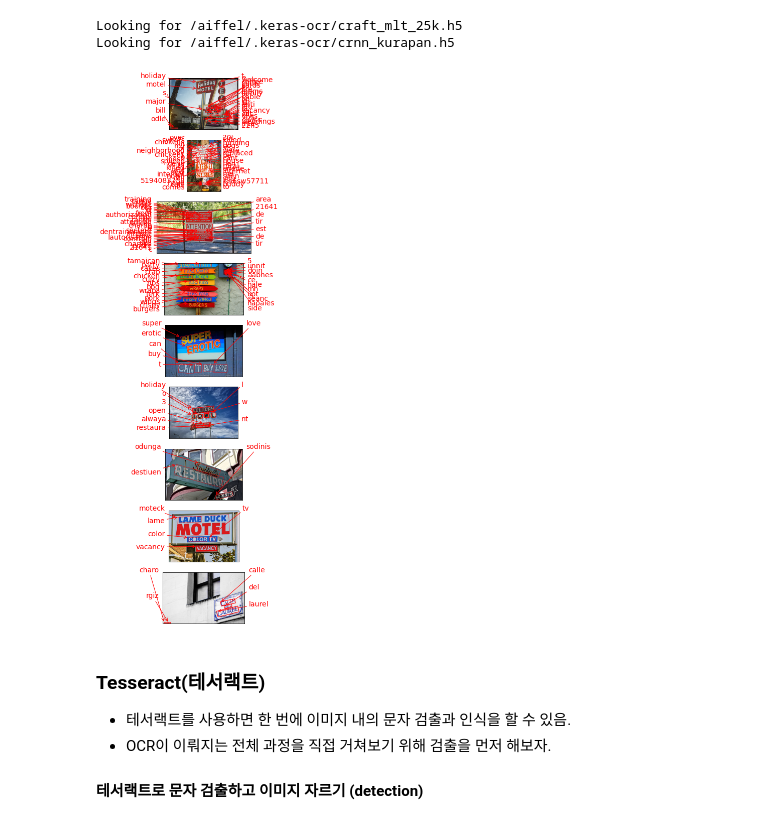
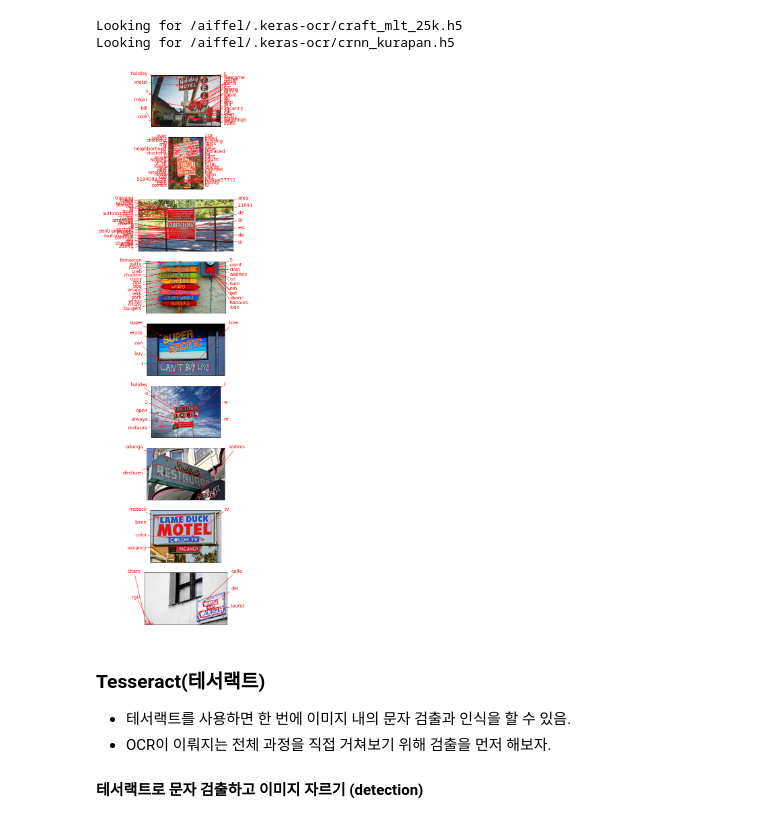
Before and after one commit to bom-Lee/EXPLORATION_DG, a Jupyter notebook: [E-15]OCR_python.ipynb, the cells around one changed output. Drawn from its saved outputs; the diff is of its cells as text; code cells hidden in the pictures.

```diff
--- a/[E-15]OCR_python.ipynb
+++ b/[E-15]OCR_python.ipynb
@@ -62,0 +92,13 @@ Step3. 테스트 결과 정리
+# %%
+# 로컬 환경에서는 다운받은 인증키 경로가 정확하게 지정되어 있어야 합니다.
+# 클라우드 환경에서는 무시해도 좋습니다
+!ls -l $GOOGLE_APPLICATION_CREDENTIALS
+
+import os
+os.environ["GOOGLE_APPLICATION_CREDENTIALS"] =  os.getenv('HOME')+'/aiffel/ocr_python/my_google_api_key.json'
+
+# 입력 이미지 경로를 지정해 주세요.
+path = os.getenv('HOME')+'/aiffel/ocr_python/test_image_/test_image1.jpg'
+
+# 위에서 정의한 OCR API 이용 함수를 호출해 봅시다.
+detect_text(path)
@@ -80,12 +132,12 @@ images = [keras_ocr.tools.read(path) for path in image_path]
 prediction_groups = [pipeline.recognize({path}) for path in image_path]
 # %%
 # Plot the predictions
-fig, axs = plt.subplots(nrows=len(images), figsize=(20, 20))
+fig, axs = plt.subplots(nrows=len(images), figsize=(30, 30))
 for idx, ax in enumerate(axs):
     keras_ocr.tools.drawAnnotations(image=images[idx],
                                     predictions=prediction_groups[idx][0], ax=ax)
 # %% [output]
-[figure, old version]
+[figure, new version]
 # %% [markdown]
 ### Tesseract(테서랙트)
 - 테서랙트를 사용하면 한 번에 이미지 내의 문자 검출과 인식을 할 수 있음.
```
Also changed, not shown: parts of 7 cells of this notebook.
